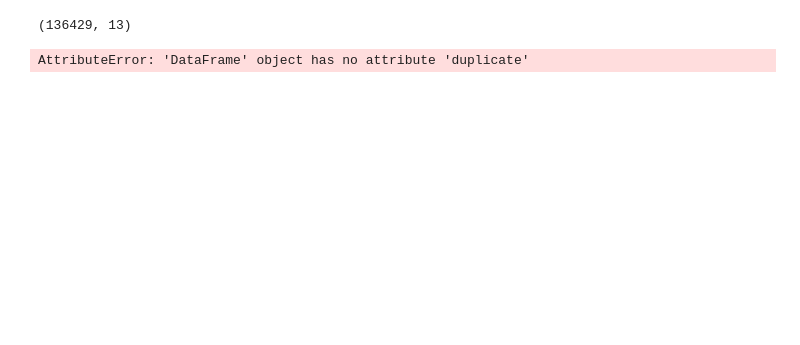
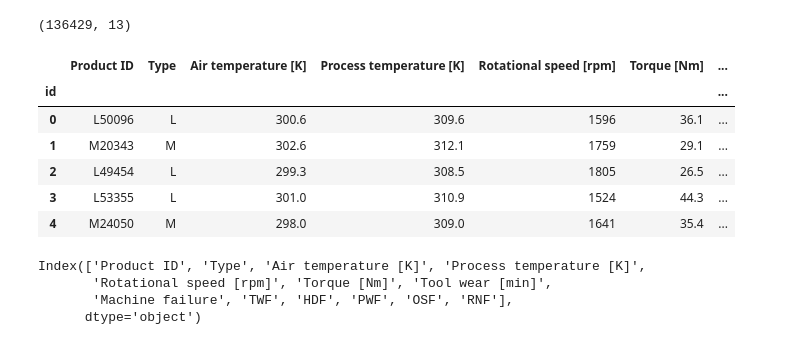
Before and after one commit to the-usman/Machine-Failure-Detection-Model, a Jupyter notebook: main.ipynb, the cells around one changed output. Drawn from its saved outputs; the diff is of its cells as text; code cells hidden in the pictures; blank space fills up the shorter version.

```diff
--- a/main.ipynb
+++ b/main.ipynb
@@ -16,6 +19,14 @@ data.shape
 # %% [output]
 (136429, 13)
 # %%
-data = data[~data.duplicate]
+data = data[~data.duplicated()]
-# %% [output]
-AttributeError: 'DataFrame' object has no attribute 'duplicate'
+# %%
+data.head()
+# %% [output]
+|  | Product ID | Type | Air temperature [K] | Process temperature [K] | Rotational speed [rpm] | Torque [Nm] | ... |
+| id |  |  |  |  |  |  | ... |
+| 0 | L50096 | L | 300.6 | 309.6 | 1596 | 36.1 | ... |
+| 1 | M20343 | M | 302.6 | 312.1 | 1759 | 29.1 | ... |
+| 2 | L49454 | L | 299.3 | 308.5 | 1805 | 26.5 | ... |
+| 3 | L53355 | L | 301.0 | 310.9 | 1524 | 44.3 | ... |
+| 4 | M24050 | M | 298.0 | 309.0 | 1641 | 35.4 | ... |
@@ -21,0 +57,7 @@ AttributeError: 'DataFrame' object has no attribute 'duplicate'
+# %%
+data.columns
+# %% [output]
+Index(['Product ID', 'Type', 'Air temperature [K]', 'Process temperature [K]',
+       'Rotational speed [rpm]', 'Torque [Nm]', 'Tool wear [min]',
+       'Machine failure', 'TWF', 'HDF', 'PWF', 'OSF', 'RNF'],
+      dtype='object')
```
Also changed, not shown: parts of 36 cells of this notebook, 6 other files.
